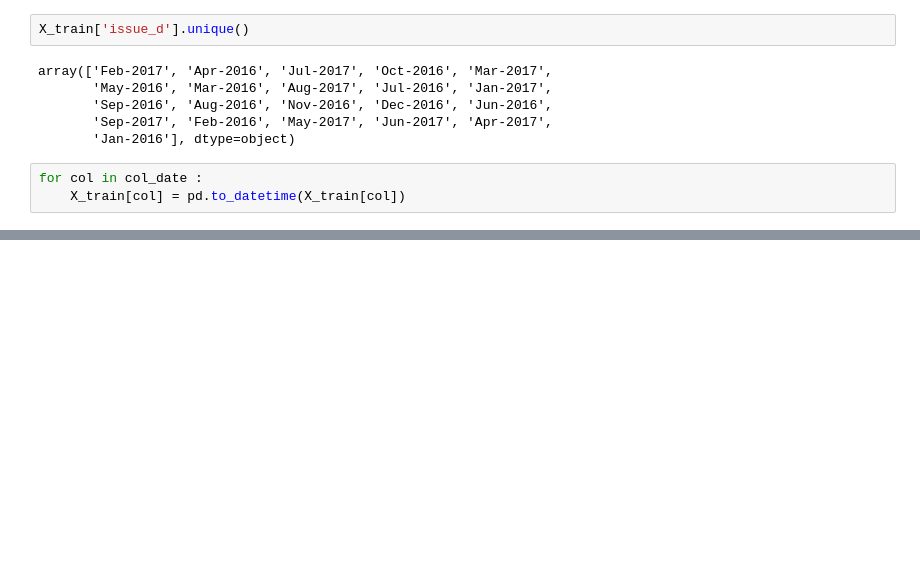
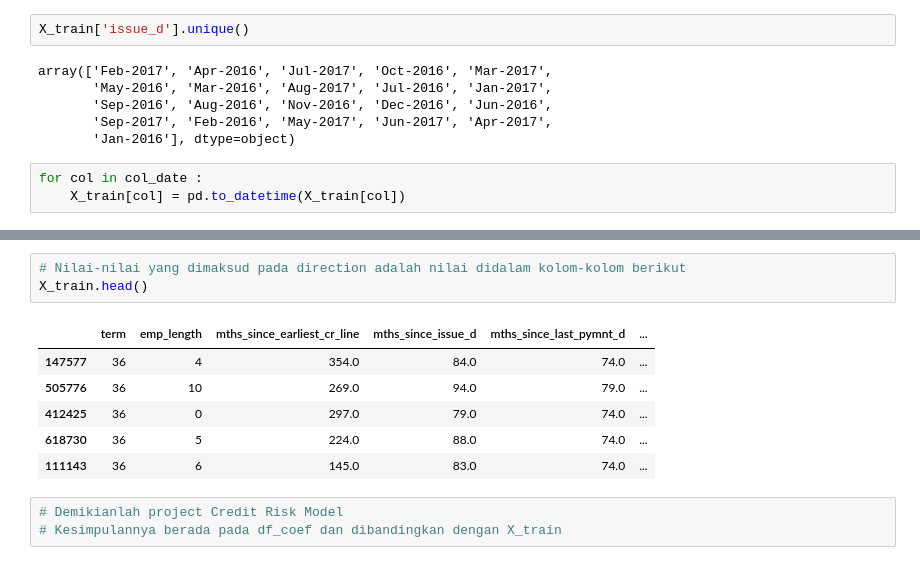
Before and after one commit to lleonrdoo/Data-Sci, a Jupyter notebook: Credit Risk Model-Project.ipynb, the cells around one changed output, grey strips where cells are left out. Saved outputs shown, nothing was run; the diff lists cells and outputs as text; blank space fills up the shorter version.

```diff
--- a/Credit Risk Model-Project.ipynb
+++ b/Credit Risk Model-Project.ipynb
@@ -570,0 +786,13 @@ dtype: int64
+# %%
+# Nilai-nilai yang dimaksud pada direction adalah nilai didalam kolom-kolom berikut
+X_train.head()
+# %% [output]
+|  | term | emp_length | mths_since_earliest_cr_line | mths_since_issue_d | mths_since_last_pymnt_d | ... |
+| 147577 | 36 | 4 | 354.0 | 84.0 | 74.0 | ... |
+| 505776 | 36 | 10 | 269.0 | 94.0 | 79.0 | ... |
+| 412425 | 36 | 0 | 297.0 | 79.0 | 74.0 | ... |
+| 618730 | 36 | 5 | 224.0 | 88.0 | 74.0 | ... |
+| 111143 | 36 | 6 | 145.0 | 83.0 | 74.0 | ... |
+# %%
+# Demikianlah project Credit Risk Model
+# Kesimpulannya berada pada df_coef dan dibandingkan dengan X_train
```
Also changed, not shown: parts of 74 cells of this notebook.
